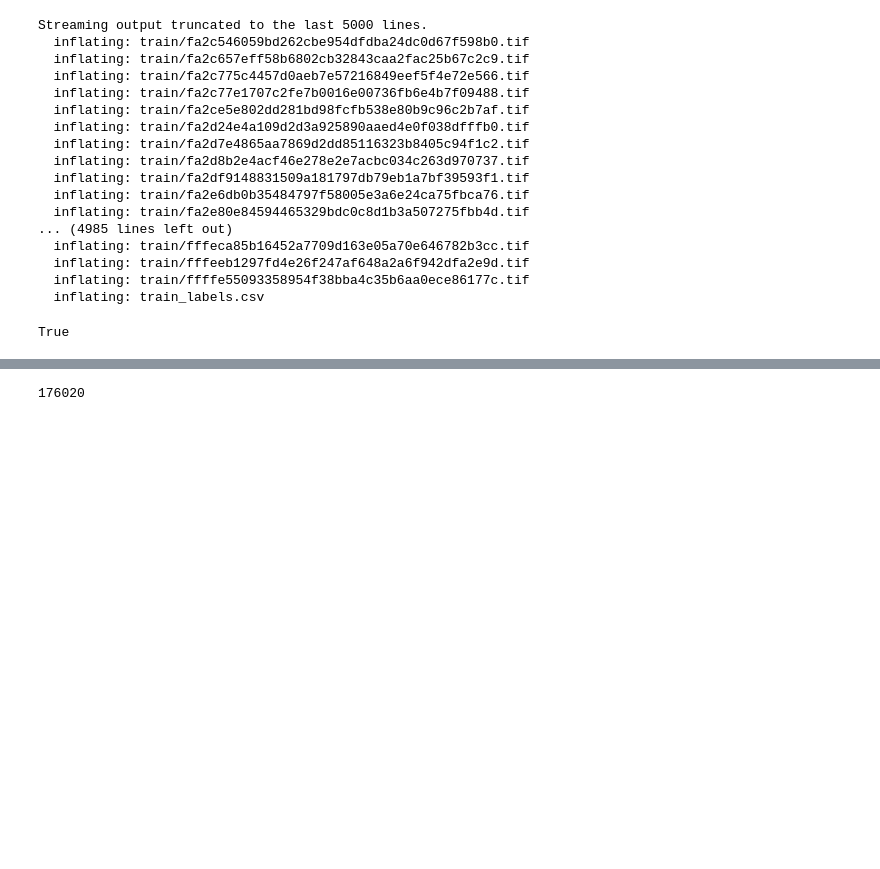
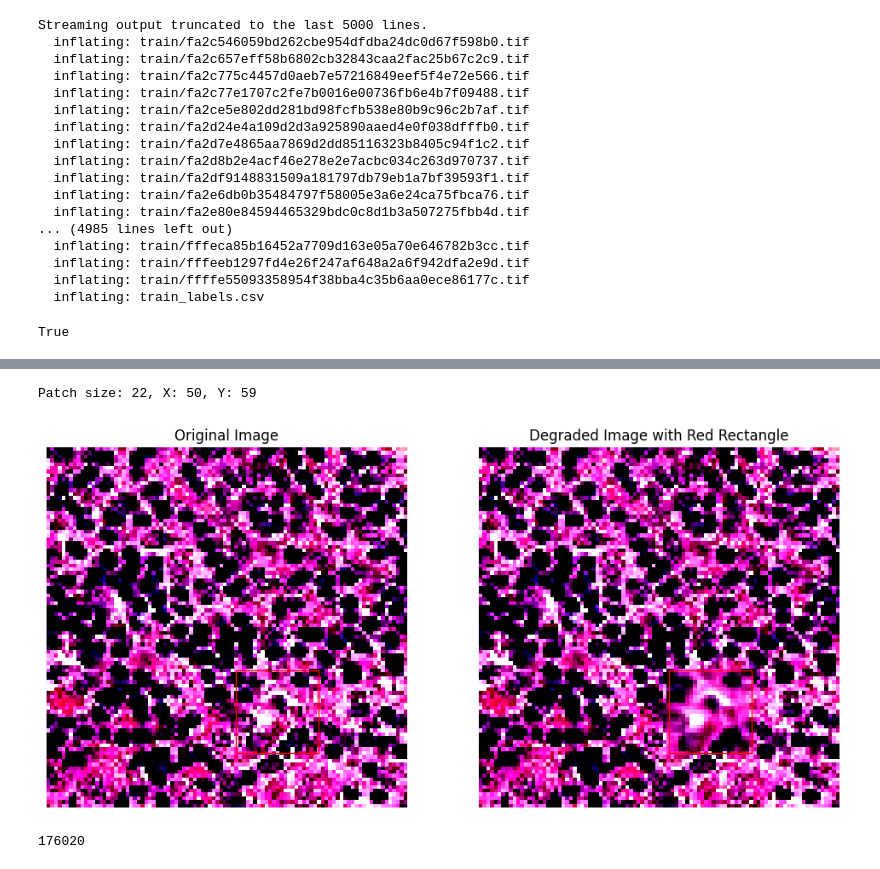
Before and after one commit to Tiffz-24/ACV-Project, a Jupyter notebook: deepfocus_and_blurring.ipynb, the cells around one changed output, grey strips where cells are left out. Saved outputs shown, nothing was run; the diff lists cells and outputs as text; code cells hidden in the pictures; blank space fills up the shorter version.

```diff
--- a/deepfocus_and_blurring.ipynb
+++ b/deepfocus_and_blurring.ipynb
@@ -180,0 +168,27 @@ WARNING:matplotlib.image:Clipping input data to the valid range for imshow with
+# %%
+def plot_with_rectangle(original_image, degraded_image, rect):
+    fig, ax = plt.subplots(1, 2, figsize=(12, 6))
+
+    # Plot original image
+    ax[0].imshow(original_image.permute(1, 2, 0).numpy())
+    ax[0].set_title('Original Image')
+    # Draw rectangle
+    rect_patch = patches.Rectangle((rect[0], rect[1]), rect[2], rect[3], linewidth=1, edgecolor='r', facecolor='none')
+    ax[0].add_patch(rect_patch)
+    ax[0].axis('off')
+
+    # Plot degraded image
+    ax[1].imshow(degraded_image.permute(1, 2, 0).numpy())
+    # Draw rectangle
+    rect_patch = patches.Rectangle((rect[0], rect[1]), rect[2], rect[3], linewidth=1, edgecolor='r', facecolor='none')
+    ax[1].add_patch(rect_patch)
+    ax[1].set_title('Degraded Image with Red Rectangle')
+    ax[1].axis('off')
+
+    plt.show()
+# %%
+import matplotlib.patches as patches
+image, ___ = dataset.__getitem__(0)
+blurred_image, rect = dataset.degrade_image(image.clone())
+plot_with_rectangle(original_image=image, degraded_image=blurred_image, rect=rect)
+# %% [output]
@@ -181,3 +197,5 @@ WARNING:matplotlib.image:Clipping input data to the valid range for imshow with
+Patch size: 22, X: 50, Y: 59
+[figure, added]
 # %%
 #code below based off of slideflow implementation of DeepFocus algorithm (https://github.com/jamesdolezal/slideflow/blob/master/slideflow/slide/qc/deepfocus.py)
 
```
Also changed, not shown: parts of 2 cells of this notebook.
